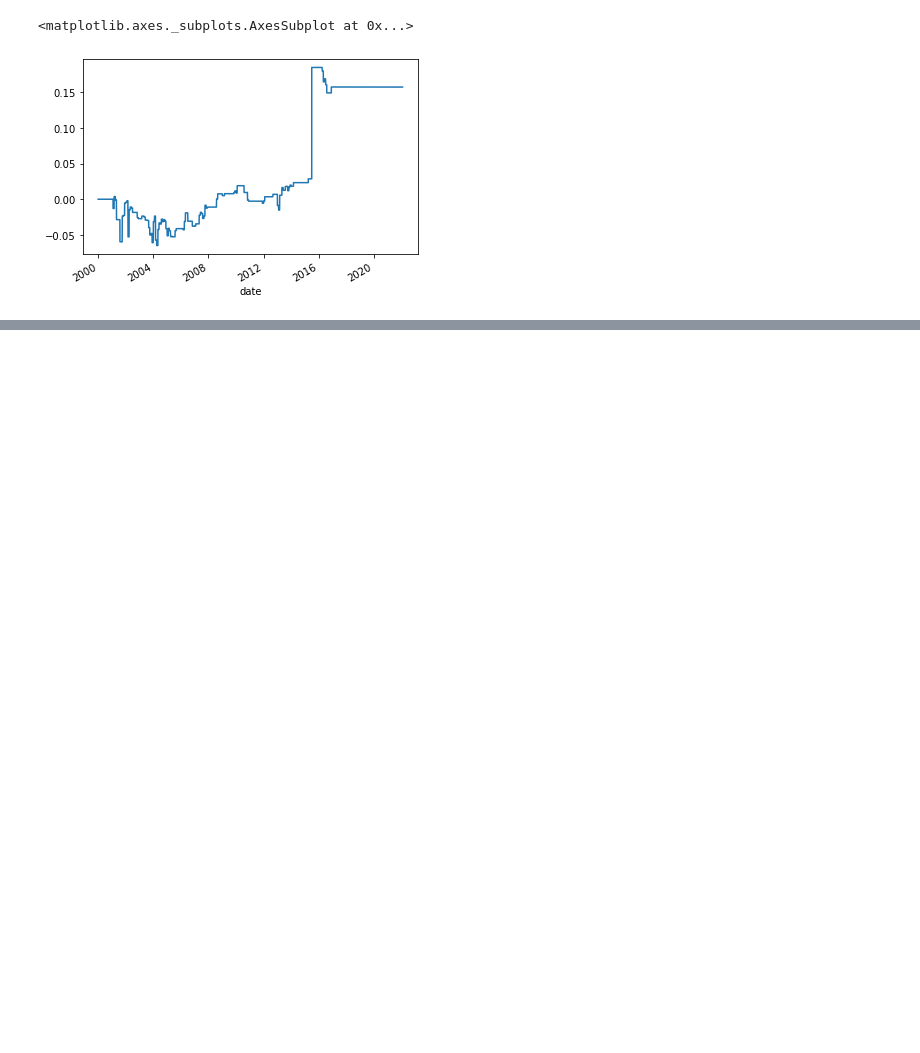
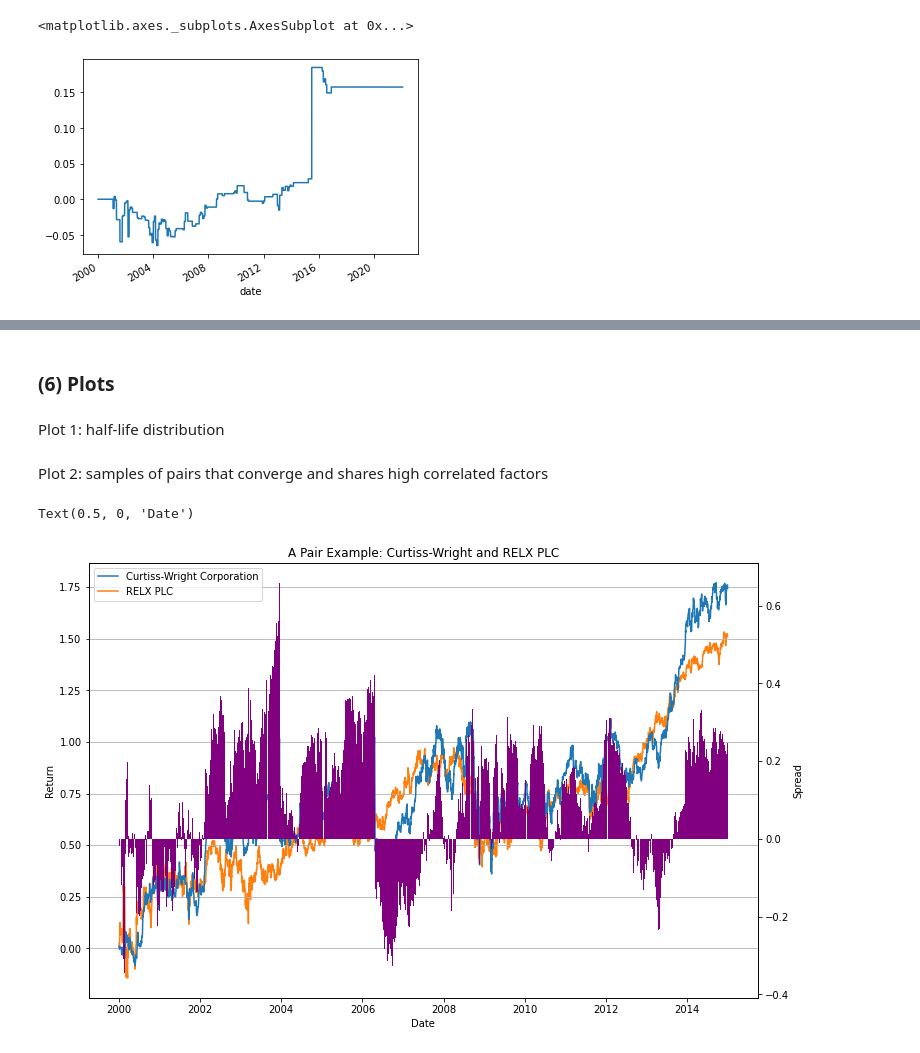
Before and after one commit to ckykevin/Enhanced_pair_trading, a Jupyter notebook: project.ipynb, the cells around one changed output, grey strips where cells are left out. Saved outputs shown, nothing was run; the diff lists cells and outputs as text; code cells hidden in the pictures; blank space fills up the shorter version.

```diff
--- a/project.ipynb
+++ b/project.ipynb
@@ -742,0 +805,8 @@ returns.plot()
+# %%
+co_integrated_pair = []
+for pair in correlated_pair:
+    try:
+        if ticker_combinations(full_info,price,pair[0],pair[1]) == True:
+            co_integrated_pair.append(pair)
+    except:
+        continue
@@ -742,0 +819,5 @@ returns.plot()
+# %%
+eligible_pair = []
+for pair in co_integrated_pair:
+    if halflife(price,pair[0],pair[1]) < 30 and halflife(price,pair[0],pair[1])>0:
+        eligible_pair.append(pair)
@@ -742,0 +901,2 @@ returns.plot()
+# %%
+price = price.drop(columns='date')
@@ -742,0 +911,32 @@ returns.plot()
+# %% [markdown]
+### (6) Plots
+# %% [markdown]
+Plot 1: half-life distribution
+# %% [markdown]
+Plot 2: samples of pairs that converge and shares high correlated factors
+# %%
+def my_replace(x):
+    if x<1:
+        return np.nan
+    else:
+        return x
+# %%
+a = price[list(eligible_pair[7])]['2000':'2014']
+a['CW'] = a['CW'].apply(my_replace).ffill()
+a = a.pct_change().cumsum()
+a['spread'] = a['CW'] - a['RUK']
+fig, ax = plt.subplots(1,1, figsize = (12,8))
+ax2 = ax.twinx()
+fig1 = ax2.bar(x = a.index, height = a['spread'], \
+        width = 3, color = '#800080',zorder = 3, label = 'spread')
+fig2 = ax.plot(a[['CW']],zorder = 2, label = 'Curtiss-Wright Corporation')
+fig3 = ax.plot(a[['RUK']],zorder = 1, label = 'RELX PLC')
+ax.grid(axis='y')
+ax.legend()
+ax.set_title('A Pair Example: Curtiss-Wright and RELX PLC')
+ax.set_ylabel('Return')
+ax2.set_ylabel('Spread')
+ax.set_xlabel('Date')
+# %% [output]
+Text(0.5, 0, 'Date')
+[figure, added]
```
Also changed, not shown: parts of 38 cells of this notebook.
